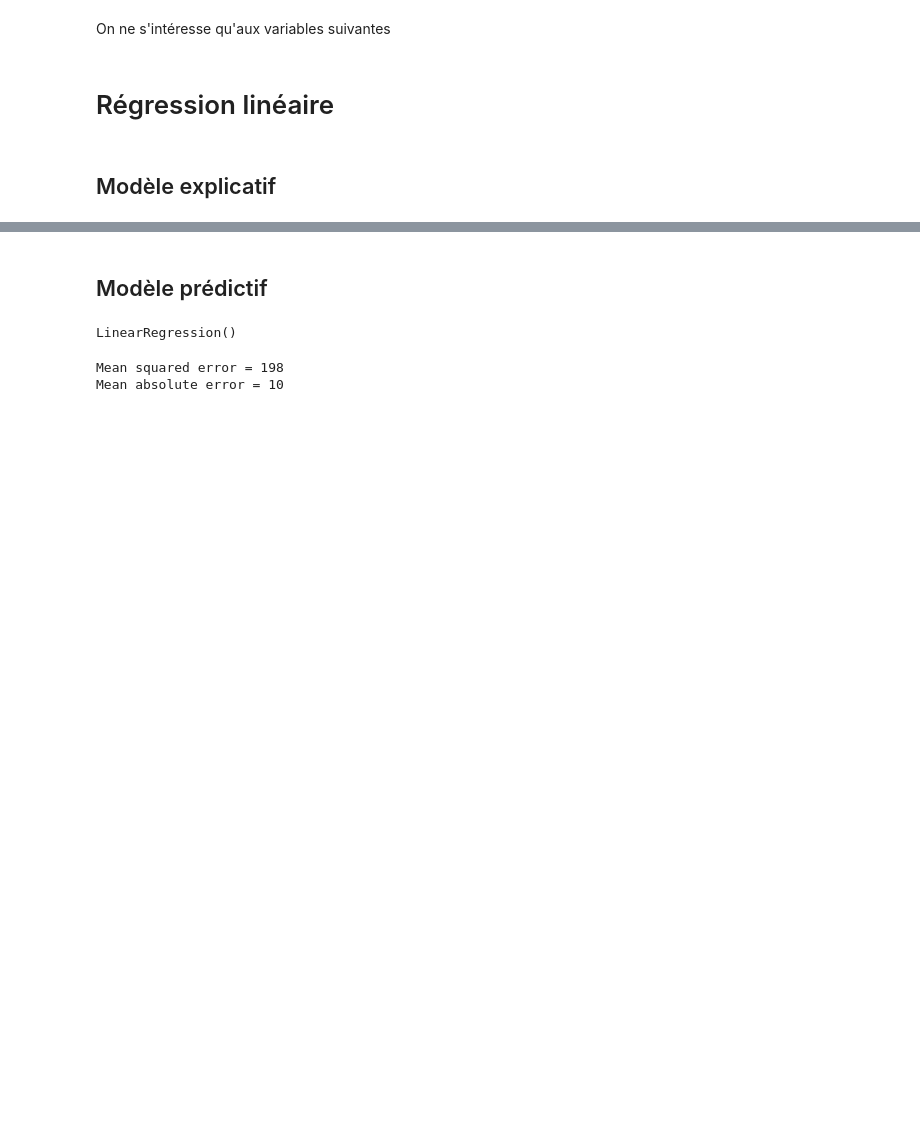
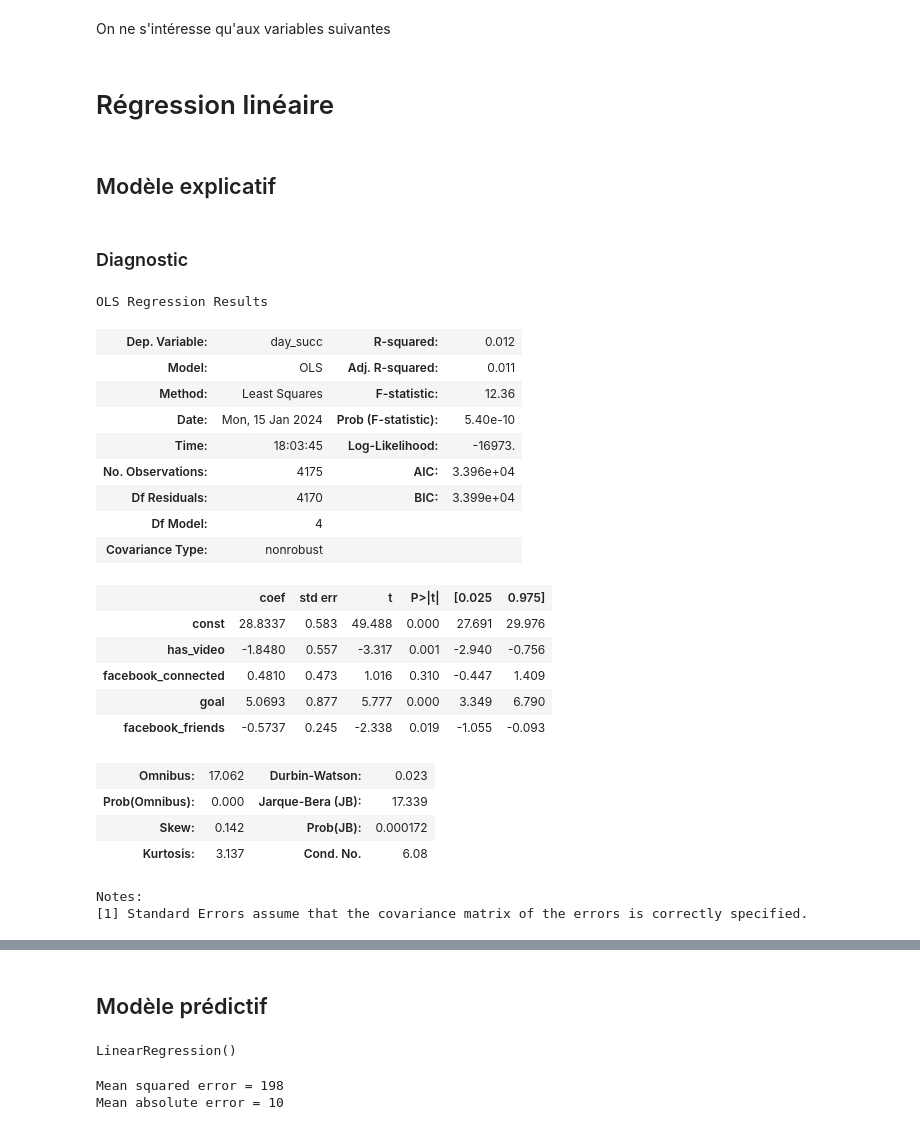
Before and after one commit to Ab2nour/kickstarter-project-analysis, a Jupyter notebook: src/notebooks/supervized_regression.ipynb, the cells around one changed output, grey strips where cells are left out. Drawn from its saved outputs; the diff is of its cells as text; code cells hidden in the pictures; blank space fills up the shorter version.

```diff
--- a/src/notebooks/supervized_regression.ipynb
+++ b/src/notebooks/supervized_regression.ipynb
@@ -43,0 +58,27 @@ y = event_times
+# %% [markdown]
+### Diagnostic
+# %%
+linear_explic.summary()
+# %% [output]
+OLS Regression Results
+| Dep. Variable: | day_succ | R-squared: | 0.012 |
+| Model: | OLS | Adj. R-squared: | 0.011 |
+| Method: | Least Squares | F-statistic: | 12.36 |
+| Date: | Mon, 15 Jan 2024 | Prob (F-statistic): | 5.40e-10 |
+| Time: | 18:03:45 | Log-Likelihood: | -16973. |
+| No. Observations: | 4175 | AIC: | 3.396e+04 |
+| Df Residuals: | 4170 | BIC: | 3.399e+04 |
+| Df Model: | 4 |  |  |
+| Covariance Type: | nonrobust |  |  |
+|  | coef | std err | t | P>|t| | [0.025 | 0.975] |
+| const | 28.8337 | 0.583 | 49.488 | 0.000 | 27.691 | 29.976 |
+| has_video | -1.8480 | 0.557 | -3.317 | 0.001 | -2.940 | -0.756 |
+| facebook_connected | 0.4810 | 0.473 | 1.016 | 0.310 | -0.447 | 1.409 |
+| goal | 5.0693 | 0.877 | 5.777 | 0.000 | 3.349 | 6.790 |
+| facebook_friends | -0.5737 | 0.245 | -2.338 | 0.019 | -1.055 | -0.093 |
+| Omnibus: | 17.062 | Durbin-Watson: | 0.023 |
+| Prob(Omnibus): | 0.000 | Jarque-Bera (JB): | 17.339 |
+| Skew: | 0.142 | Prob(JB): | 0.000172 |
+| Kurtosis: | 3.137 | Cond. No. | 6.08 |
+Notes:
+[1] Standard Errors assume that the covariance matrix of the errors is correctly specified.
```
Also changed, not shown: parts of 5 cells of this notebook.
